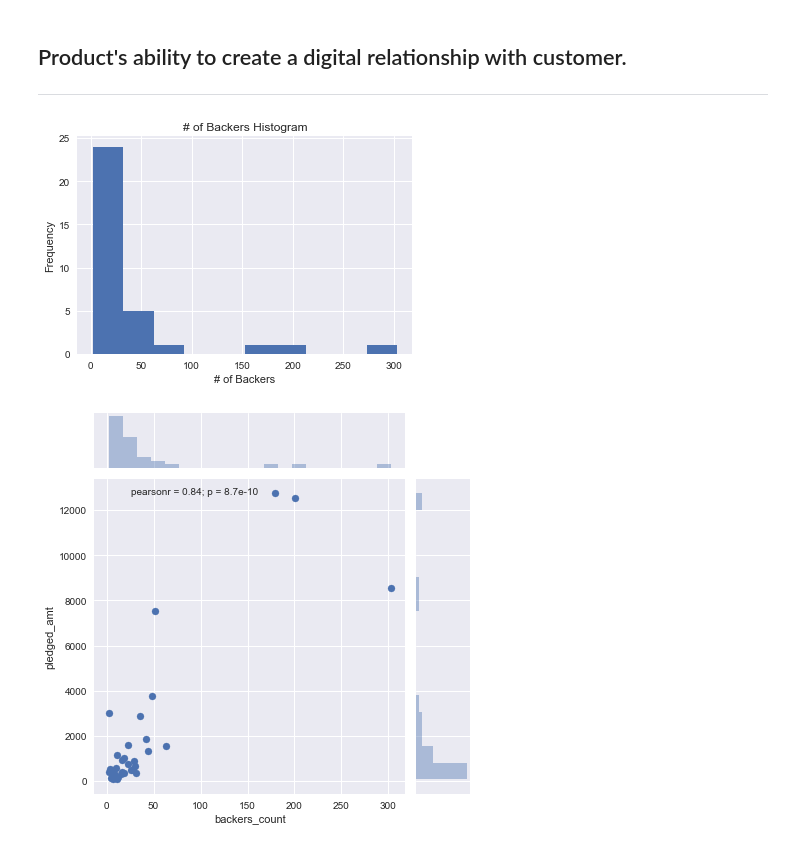
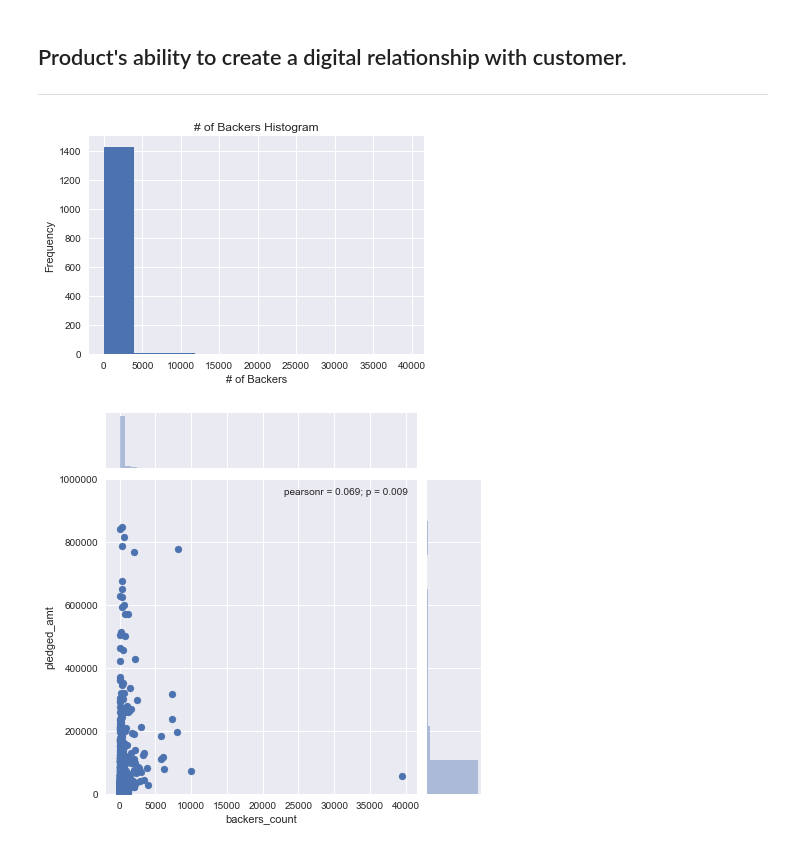
Before and after one commit to chrisk447/xo, a Jupyter notebook: K Scraper.ipynb, the cells around one changed output. Cells and saved outputs as stored; diff of their text form; code cells hidden in the pictures.

```diff
--- a/K Scraper.ipynb
+++ b/K Scraper.ipynb
@@ -54,8 +56,8 @@ products = []
 for line in open('../datasets/Kickstarter_2017-08-15T22_20_51_958Z.json/Kickstarter_2017-08-15T22_20_51_958Z.json', encoding='utf-8'):
     products.append(json.loads(line))
 # %%
-# The file is very large, so only looking at 50 products
-products = products[0:50]
+# The file is very large, so only looking at 10,000 products
+products = products[-10000:]
 # %%
 # Full Dataframe if needed, but I want to clean up a little.
 from pandas.io.json import json_normalize
@@ -102,6 +120,7 @@ df = pd.DataFrame(list(zip(*lists)), columns=cols)
 new_cols=['id', 'name', 'blurb', 'category', 'creator', 'goal', 'pledged_amt',
           'backers_count', 'symbol', 'currency', 'country', 'city', 'state', 'created_at']
 df = df[new_cols]
+df.dropna(inplace=True)
 # %%
 # Check first 5 of new reformatted dataframe
 df.head()
@@ -141,18 +160,19 @@ ancient, jupiter
 ---
 # %%
 ## Looking at USD projects only.
-usa = df[df.symbol=='$'][['name','goal', 'pledged_amt', 'backers_count']].copy()
+usa = df[(df.symbol=='$') & (df.pledged_amt > df.goal)][['name','goal', 'pledged_amt', 'backers_count']].copy()
 usa.backers_count.plot('hist')
 plt.xlabel('# of Backers')
 plt.title('# of Backers Histogram');
 # %% [output]
-[figure, old version]
+[figure, new version]
 # %%
 ## Analysis of relationship between backers count and pledged amount
 sns.jointplot(usa.backers_count, usa.pledged_amt)
+plt.ylim([0,1000000])
 plt.show()
 # %% [output]
-[figure, old version]
+[figure, new version]
 # %%
 # Set init variables
 corr = usa.corr()
```
Also changed, not shown: parts of 7 cells of this notebook.
